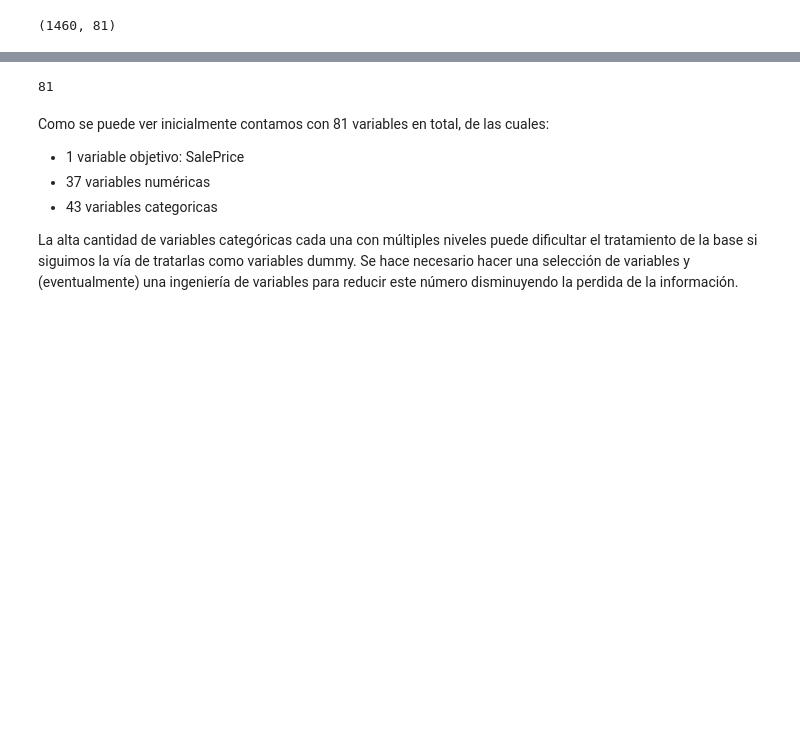
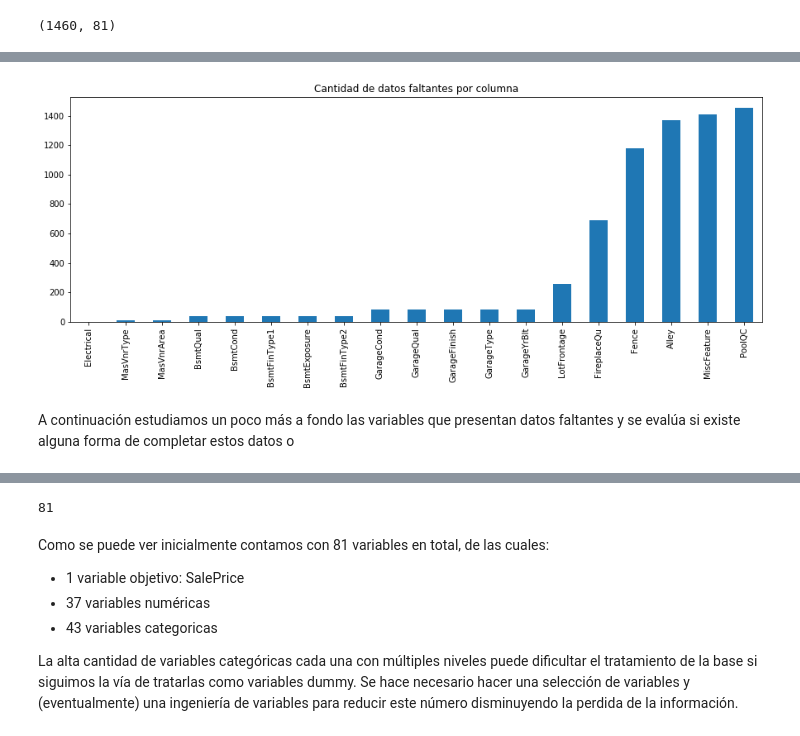
Before and after one commit to ElSeaCL/kaggle_house_prices, a Jupyter notebook: code/HP_EDA.ipynb, the cells around one changed output, grey strips where cells are left out. Cells and saved outputs as stored; diff of their text form; code cells hidden in the pictures; blank space fills up the shorter version.

```diff
--- a/code/HP_EDA.ipynb
+++ b/code/HP_EDA.ipynb
@@ -18,0 +43,4 @@ df_total.shape
+# %%
+# No falta ningún valor de iD y al tratarse de solo un identificador
+# lo retiramos del análisis y asignamos como index
+df_total.set_index('Id', inplace=True)
@@ -18,0 +51,7 @@ df_total.shape
+# %%
+df_total.isnull().sum()[df_total.isnull().sum() != 0].sort_values().plot(kind='bar', figsize=(15,5),
+                                                                        title = 'Cantidad de datos faltantes por columna');
+# %% [output]
+[figure, added]
+# %% [markdown]
+A continuación estudiamos un poco más a fondo las variables que presentan datos faltantes y se evalúa si existe alguna forma de completar estos datos o
```
Also changed, not shown: parts of 6 cells of this notebook.
